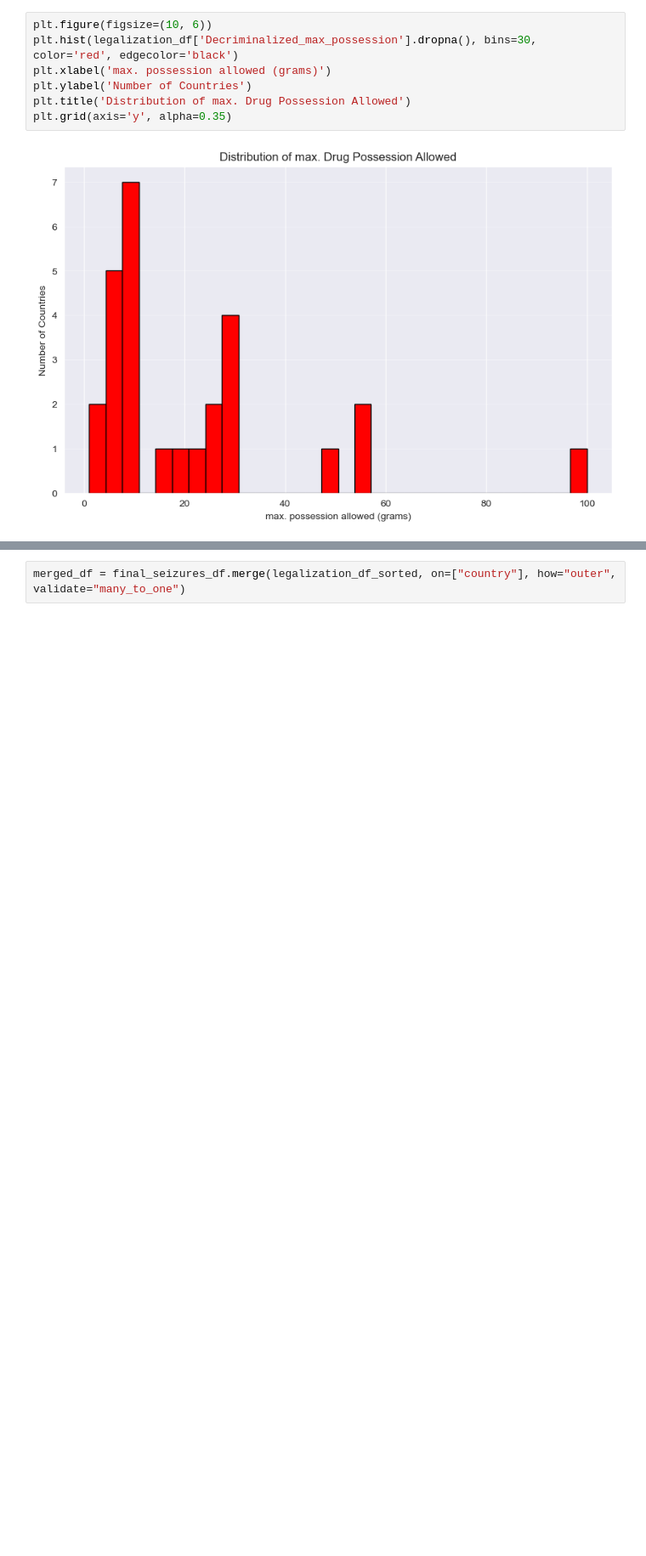
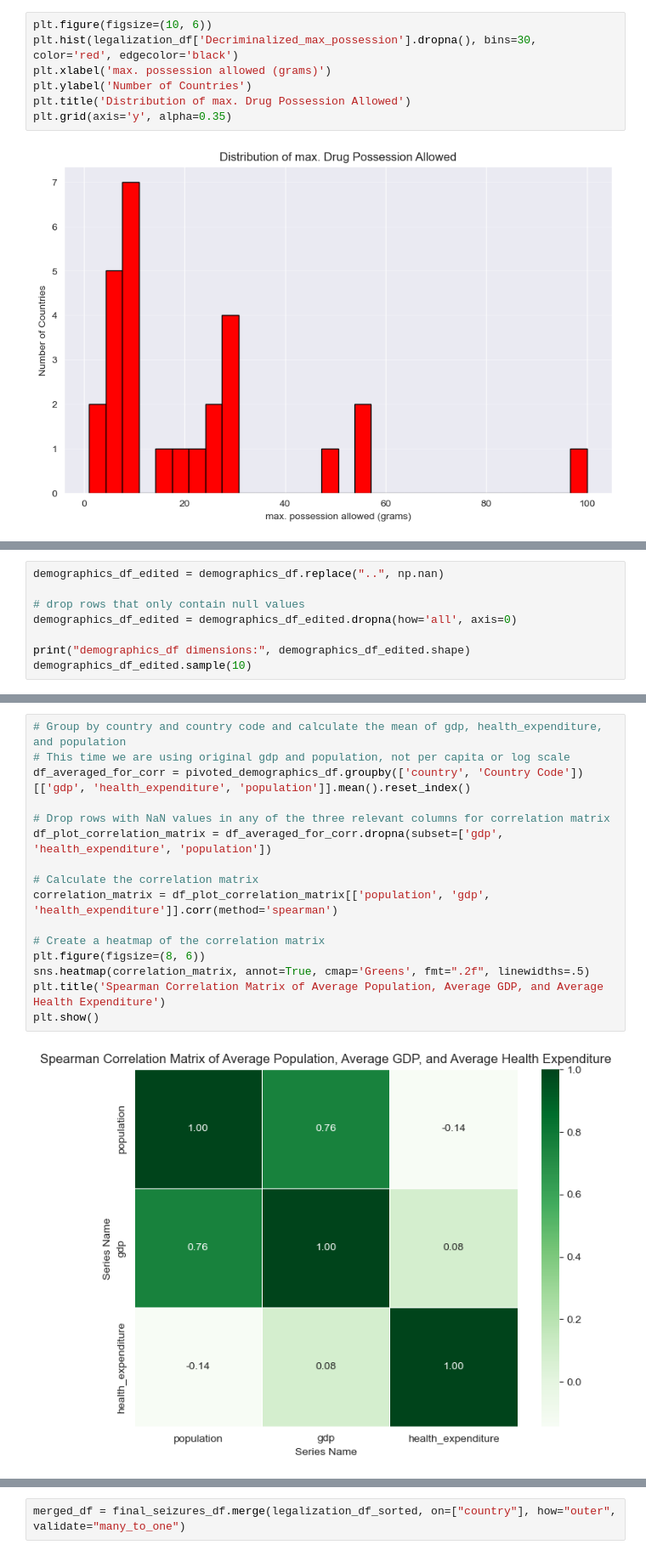
Before and after one commit to ArieStoli/ds-lab-2025, a Jupyter notebook: data_preprocessing.ipynb, the cells around one changed output, grey strips where cells are left out. Shown at 85% size. Saved outputs shown, nothing was run; the diff lists cells and outputs as text; blank space fills up the shorter version.

```diff
--- a/data_preprocessing.ipynb
+++ b/data_preprocessing.ipynb
@@ -577,0 +633,8 @@ After we combine the datasets we will preform some further analysis - potential
+# %%
+demographics_df_edited = demographics_df.replace("..", np.nan)
+
+# drop rows that only contain null values
+demographics_df_edited = demographics_df_edited.dropna(how='all', axis=0)
+
+print("demographics_df dimensions:", demographics_df_edited.shape)
+demographics_df_edited.sample(10)
@@ -577,0 +801,18 @@ After we combine the datasets we will preform some further analysis - potential
+# %%
+# Group by country and country code and calculate the mean of gdp, health_expenditure, and population
+# This time we are using original gdp and population, not per capita or log scale
+df_averaged_for_corr = pivoted_demographics_df.groupby(['country', 'Country Code'])[['gdp', 'health_expenditure', 'population']].mean().reset_index()
+
+# Drop rows with NaN values in any of the three relevant columns for correlation matrix
+df_plot_correlation_matrix = df_averaged_for_corr.dropna(subset=['gdp', 'health_expenditure', 'population'])
+
+# Calculate the correlation matrix
+correlation_matrix = df_plot_correlation_matrix[['population', 'gdp', 'health_expenditure']].corr(method='spearman')
+
+# Create a heatmap of the correlation matrix
+plt.figure(figsize=(8, 6))
+sns.heatmap(correlation_matrix, annot=True, cmap='Greens', fmt=".2f", linewidths=.5)
+plt.title('Spearman Correlation Matrix of Average Population, Average GDP, and Average Health Expenditure')
+plt.show()
+# %% [output]
+[figure, added]
```
Also changed, not shown: parts of 57 cells of this notebook.
